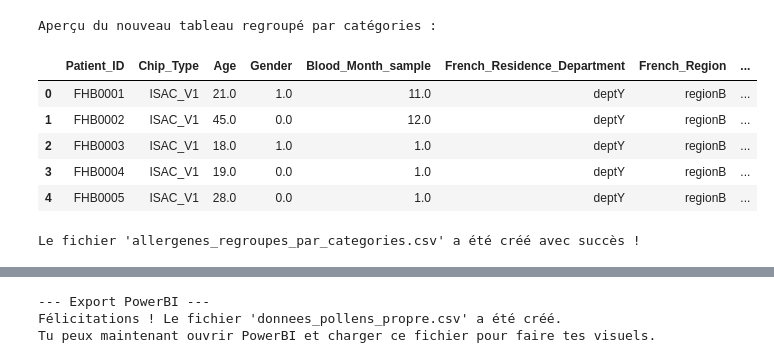
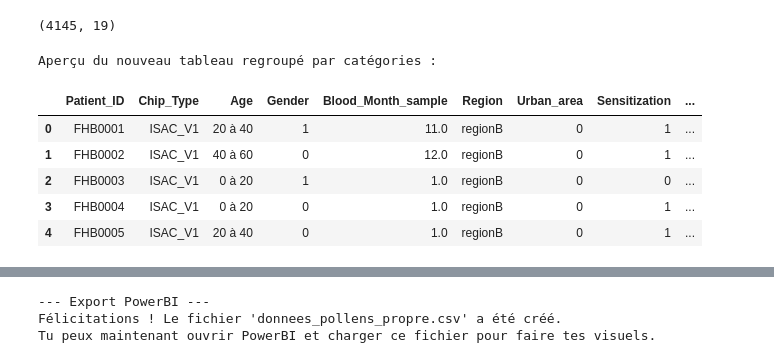
Before and after one commit to IngeaJeanOlivier/Allergies, a Jupyter notebook: notebooks/nb2_chrystele.ipynb, the cells around one changed output, grey strips where cells are left out. Drawn from its saved outputs; the diff is of its cells as text; code cells hidden in the pictures.

```diff
--- a/notebooks/nb2_chrystele.ipynb
+++ b/notebooks/nb2_chrystele.ipynb
@@ -101,18 +7,32 @@ df_resultat_complet = pd.concat([df_final, df_categories_somme], axis=1)
+# %%
+# df_principal = pd.read_csv("../data/allergenchipchallenge-data-corrected-final-hdh-sfa (2).csv", sep=";")
+# df_principal.head()
+
+import pandas as pd
+import sqlite3
+
+# Dans le fichier BRUT, il y a 4,271 lignes. On a nettoyé ce fichier.
+# Dans le fichier CLEAN, il y a 4,145 lignes.
+db_path = "../data/allergen_chip_challenge.db"
+
+# On va lire les données allergies directement depuis la table dans la base de données :
+conn = sqlite3.connect(db_path)
+
+df = pd.read_sql("Select * From allergies_categories", conn)
+conn.close()
+#on met close car ne se fait pas automatiquement
+df.shape
+# %% [output]
+(4145, 19)
 # %%
 # Affichage des 5 premières lignes dans le notebook pour vérification
 print("Aperçu du nouveau tableau regroupé par catégories :")
-display(df_resultat_complet.head())
+display(df.head())
 # %% [output]
 Aperçu du nouveau tableau regroupé par catégories :
-|  | Patient_ID | Chip_Type | Age | Gender | Blood_Month_sample | French_Residence_Department | French_Region | ... |
-| 0 | FHB0001 | ISAC_V1 | 21.0 | 1.0 | 11.0 | deptY | regionB | ... |
-| 1 | FHB0002 | ISAC_V1 | 45.0 | 0.0 | 12.0 | deptY | regionB | ... |
-| 2 | FHB0003 | ISAC_V1 | 18.0 | 1.0 | 1.0 | deptY | regionB | ... |
-| 3 | FHB0004 | ISAC_V1 | 19.0 | 0.0 | 1.0 | deptY | regionB | ... |
-| 4 | FHB0005 | ISAC_V1 | 28.0 | 0.0 | 1.0 | deptY | regionB | ... |
+|  | Patient_ID | Chip_Type | Age | Gender | Blood_Month_sample | Region | Urban_area | Sensitization | ... |
+| 0 | FHB0001 | ISAC_V1 | 20 à 40 | 1 | 11.0 | regionB | 0 | 1 | ... |
+| 1 | FHB0002 | ISAC_V1 | 40 à 60 | 0 | 12.0 | regionB | 0 | 1 | ... |
+| 2 | FHB0003 | ISAC_V1 | 0 à 20 | 1 | 1.0 | regionB | 0 | 0 | ... |
+| 3 | FHB0004 | ISAC_V1 | 0 à 20 | 0 | 1.0 | regionB | 0 | 1 | ... |
+| 4 | FHB0005 | ISAC_V1 | 20 à 40 | 0 | 1.0 | regionB | 0 | 1 | ... |
-# %%
-# Sauvegarde du nouveau tableau dans un fichier CSV bien propre
-df_resultat_complet.to_csv("allergenes_regroupes_par_categories.csv", sep=";", index=False)
-print("\nLe fichier 'allergenes_regroupes_par_categories.csv' a été créé avec succès !")
-# %% [output]
-Le fichier 'allergenes_regroupes_par_categories.csv' a été créé avec succès !
```
Also changed, not shown: parts of 15 cells of this notebook, 1 other file.
